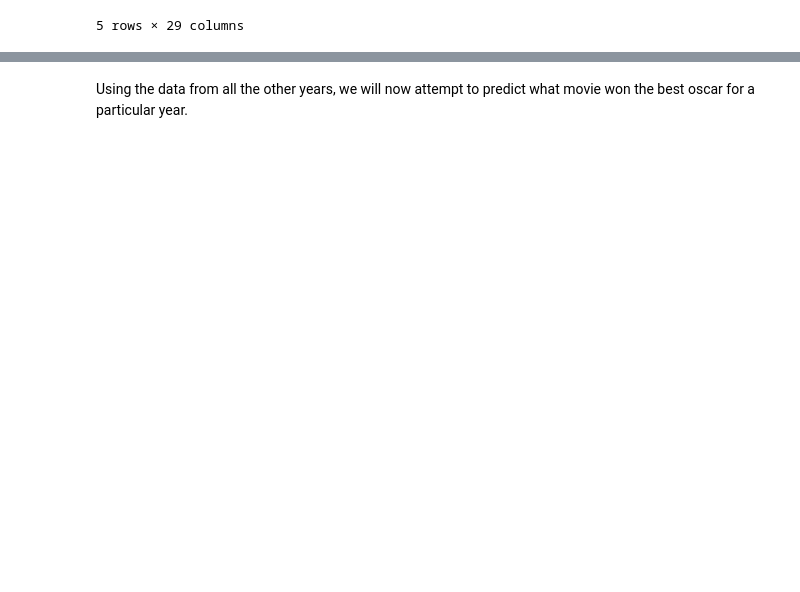
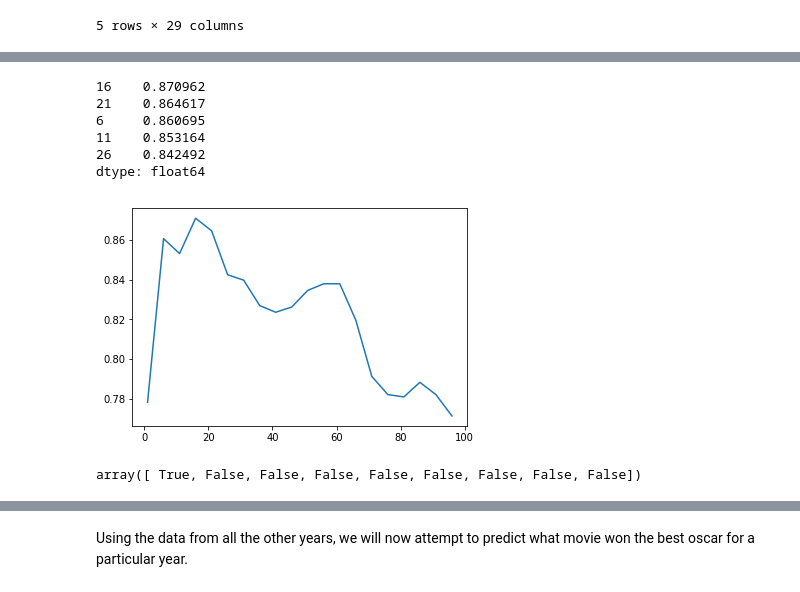
Before and after one commit to gfilangeri/OscarBestPicturePrediction, a Jupyter notebook: MachineLearning.ipynb, the cells around one changed output, grey strips where cells are left out. Cells and saved outputs as stored; diff of their text form; code cells hidden in the pictures; blank space fills up the shorter version.

```diff
--- a/MachineLearning.ipynb
+++ b/MachineLearning.ipynb
@@ -77,0 +152,22 @@ dtype: float64
+# %%
+features = ["BAFTA", "NBRA", "SATELLITE", "DGA", "GOLDENGLOBE", "imdbRating"]
+
+ks = pd.Series(range(1, 100, 5))
+ks.index = range(1, 100, 5)
+test_errs = ks.apply(get_f1_score)
+
+test_errs.plot.line()
+test_errs.sort_values(ascending=False).head()
+# %% [output]
+16    0.870962
+21    0.864617
+6     0.860695
+11    0.853164
+26    0.842492
+dtype: float64
+[figure, added]
+# %%
+year = 2012
+knn(year, 16)
+# %% [output]
+array([ True, False, False, False, False, False, False, False, False])
```
Also changed, not shown: parts of 14 cells of this notebook.
